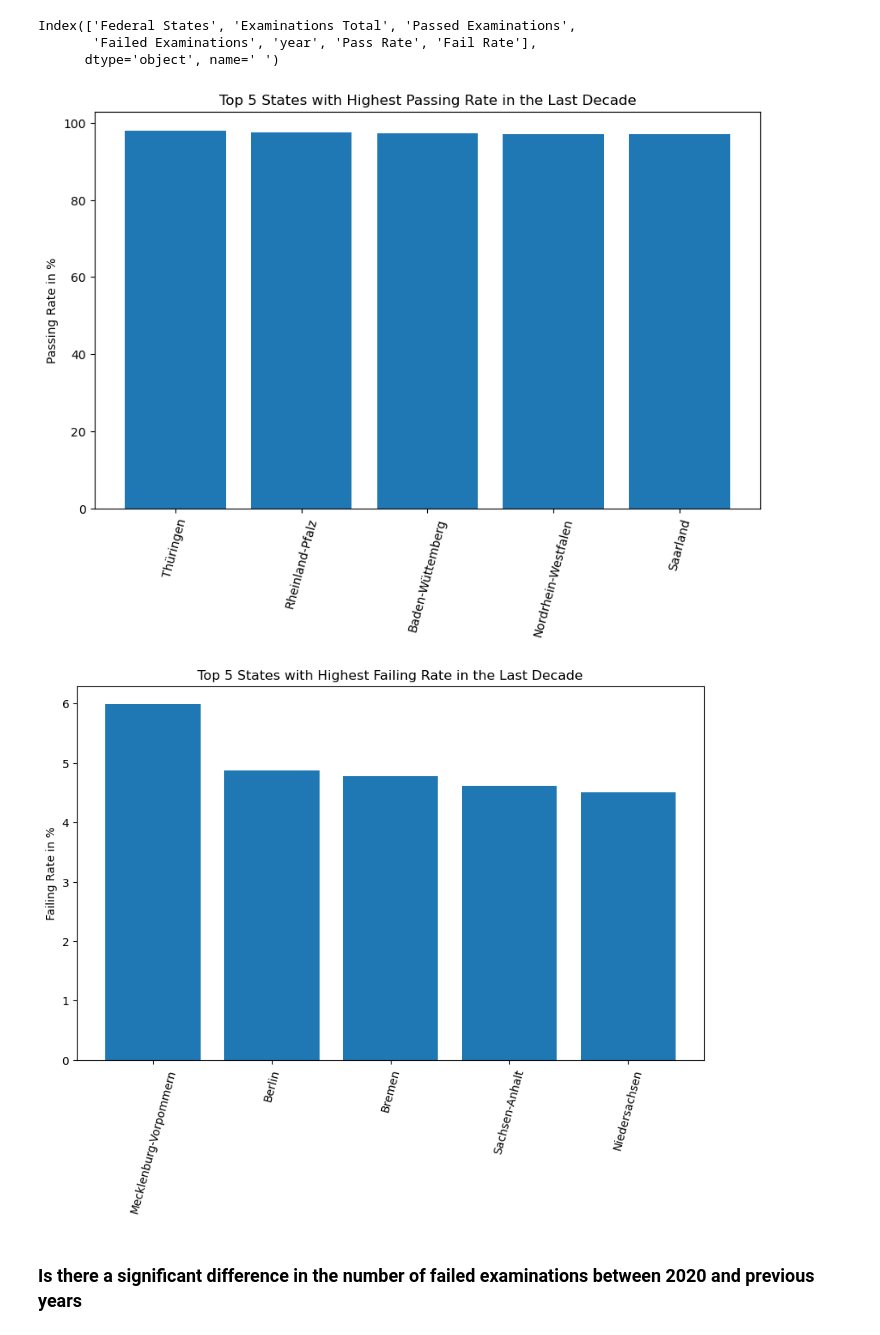
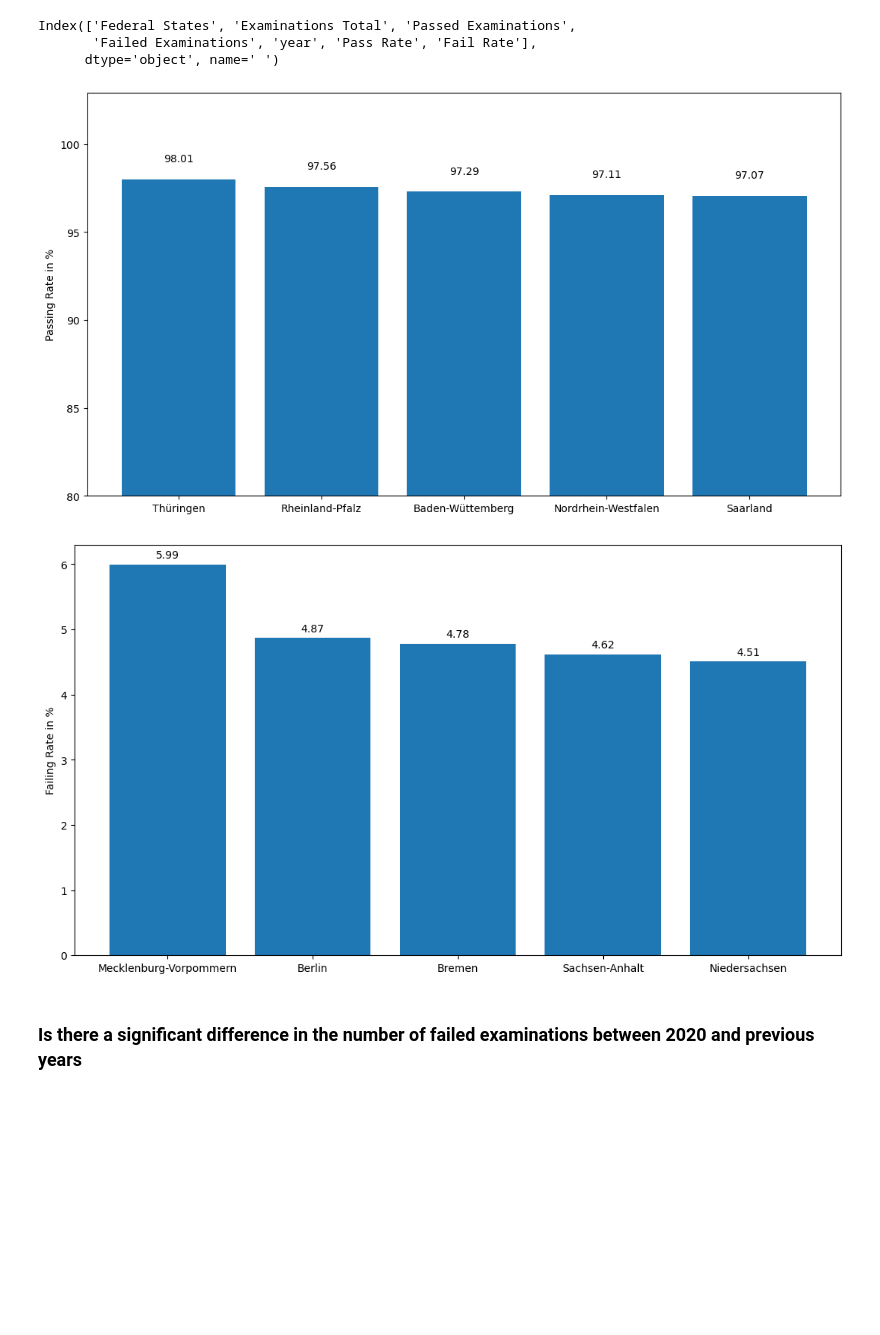
Before and after one commit to Stargazer-ger/capstone_project_hh_23_1, a Jupyter notebook: eda_capstone_exams_kk.ipynb, the cells around one changed output. Drawn from its saved outputs; the diff is of its cells as text; code cells hidden in the pictures; blank space fills up the shorter version.

```diff
--- a/eda_capstone_exams_kk.ipynb
+++ b/eda_capstone_exams_kk.ipynb
@@ -235,7 +266,55 @@ exams_concat.columns
 Index(['Federal States', 'Examinations Total', 'Passed Examinations',
        'Failed Examinations', 'year', 'Pass Rate', 'Fail Rate'],
       dtype='object', name=' ')
+# %%
+# Calculate the average passing rate for each state
+df_avg = exams_concat.groupby('Federal States')['Pass Rate'].mean().reset_index()
+df_avg_1 = exams_concat.groupby('Federal States')['Fail Rate'].mean().reset_index()
+
+# Sort the states based on average Pass Rate
+top_states_highest = df_avg.sort_values('Pass Rate', ascending=False).head(5)
+top_states_lowest = df_avg_1.sort_values('Fail Rate', ascending=False).head(5)
+
+plt.figure(figsize=(13, 7))
+# Create a bar chart for top 3 states with highest Pass Rate
+plt.bar(top_states_highest['Federal States'], top_states_highest['Pass Rate'])
+plt.grid(False)  # Add grid lines
+plt.tick_params(axis='x')#, rotation=75)
+#plt.xlabel('State')
+plt.ylabel('Passing Rate in %')
+#plt.title('Top 5 States with Highest Passing Rate in the Last Decade')
+plt.ylim(bottom=80)  # Set the y-axis lower limit to 0
+
+# Add value labels on top of each bar
+for i, v in enumerate(top_states_highest['Pass Rate']):
+    plt.text(i, v + 1, str(round(v, 2)), ha='center', color='black')
+
+plt.show()
+
+
+
+plt.figure(figsize=(13, 7))
+# Create a bar chart for top 3 states with lowest Pass Rate
+plt.bar(top_states_lowest['Federal States'], top_states_lowest['Fail Rate'])
+plt.grid(False)  # Add grid lines
+plt.tick_params(axis='x')#, rotation=75)
+#plt.xlabel('State')
+plt.ylabel('Failing Rate in %')
+#plt.title('Top 5 States with Highest Failing Rate in the Last Decade')
+plt.ylim(bottom=0)  # Set the y-axis lower limit to 0
+
+# Add value labels on top of each bar
+for i, v in enumerate(top_states_lowest['Fail Rate']):
+    plt.text(i, v + 0.1, str(round(v, 2)), ha='center', color='black')
+
+plt.show()
+# %% [output]
+[figure, added]
+[figure, added]
 # %%
+import matplotlib.pyplot as plt
+import pandas as pd
+
 # Calculate the average passing rate for each state
 df_avg = exams_concat.groupby('Federal States')['Pass Rate'].mean().reset_index()
 df_avg_1 = exams_concat.groupby('Federal States')['Fail Rate'].mean().reset_index()
@@ -244,27 +323,25 @@ df_avg_1 = exams_concat.groupby('Federal States')['Fail Rate'].mean().reset_inde
 top_states_highest = df_avg.sort_values('Pass Rate', ascending=False).head(5)
 top_states_lowest = df_avg_1.sort_values('Fail Rate', ascending=False).head(5)
 
-plt.figure(figsize=(10, 6))
+plt.figure(figsize=(13, 7))
 # Create a bar chart for top 3 states with highest Pass Rate
 plt.bar(top_states_highest['Federal States'], top_states_highest['Pass Rate'])
 plt.tick_params(axis='x', rotation=75)
-#plt.xlabel('State')
+plt.xlabel('State')
 plt.ylabel('Passing Rate in %')
 plt.title('Top 5 States with Highest Passing Rate in the Last Decade')
+plt.ylim(bottom=0)  # Set the y-axis lower limit to 0
 plt.show()
 
-
-plt.figure(figsize=(10, 6))
+plt.figure(figsize=(13, 7))
 # Create a bar chart for top 3 states with lowest Pass Rate
 plt.bar(top_states_lowest['Federal States'], top_states_lowest['Fail Rate'])
 plt.tick_params(axis='x', rotation=75)
-#plt.xlabel('State')
+plt.xlabel('State')
 plt.ylabel('Failing Rate in %')
 plt.title('Top 5 States with Highest Failing Rate in the Last Decade')
+plt.ylim(bottom=0)  # Set the y-axis lower limit to 0
 plt.show()
-# %% [output]
-[figure, removed]
-[figure, removed]
 # %% [markdown]
 ### Is there a significant difference in the number of failed examinations between 2020 and previous years
 # %%
```
Also changed, not shown: parts of 6 cells of this notebook, 3 other files.
